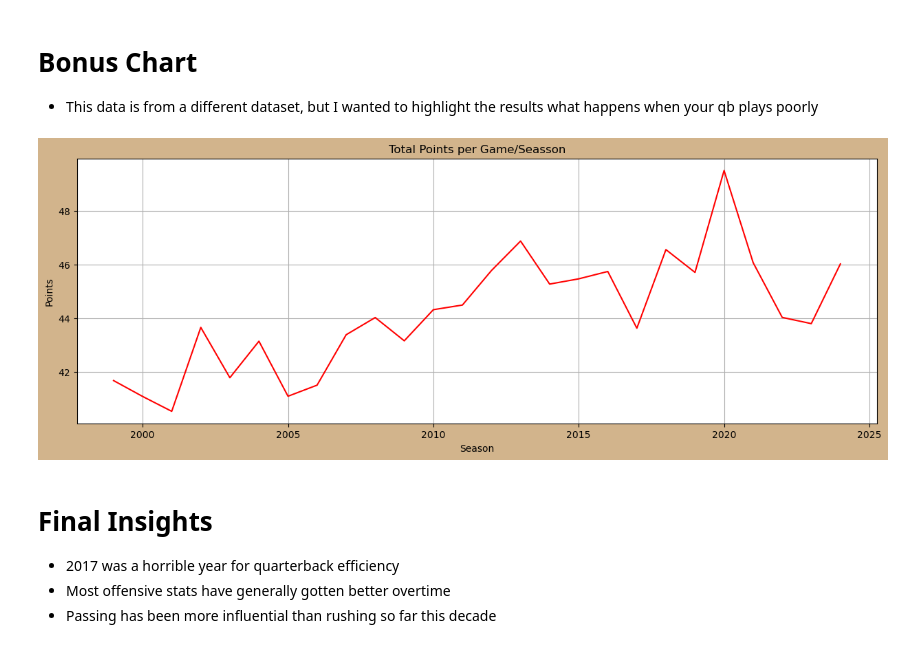
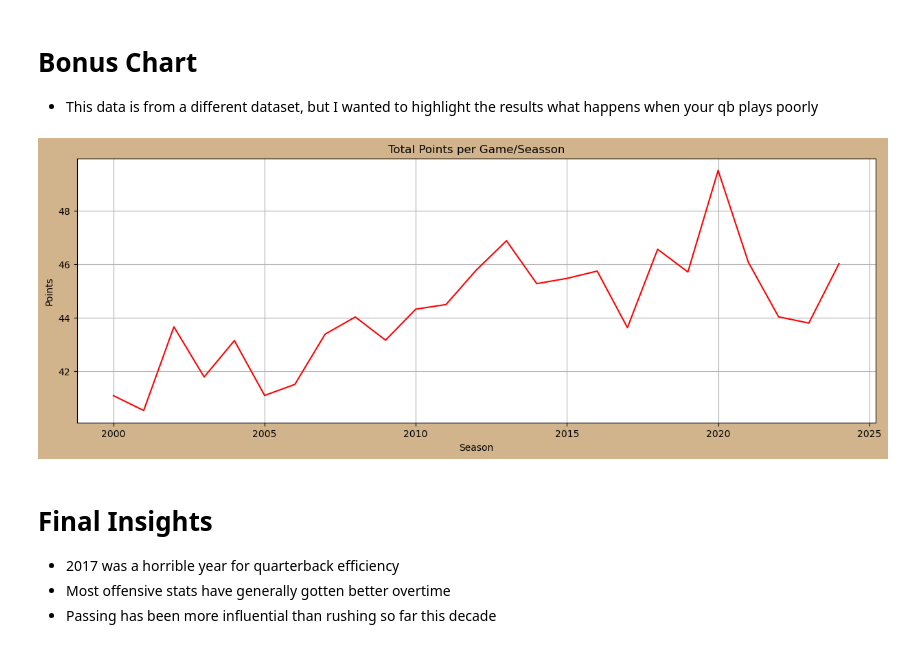
Before and after one commit to RussBone/nfl_data_exploration, a Jupyter notebook: nfl_exploration.ipynb, the cells around one changed output. Drawn from its saved outputs; the diff is of its cells as text; code cells hidden in the pictures.

```diff
--- a/nfl_exploration.ipynb
+++ b/nfl_exploration.ipynb
@@ -288,18 +288,19 @@ fig.tight_layout();
 - This data is from a different dataset, but I wanted to highlight the results what happens when your qb plays poorly
 # %%
 points = pd.read_csv('data/games.csv')
+points = points[points['season'] >= 2000]
 total = points.groupby('season')['total'].mean()
 
 fig, ax = plt.subplots(figsize=(15,5))
 
 total.plot(color='r')
 ax.set_title('Total Points per Game/Seasson')
 ax.set_ylabel('Points', color='black')
 ax.set_xlabel('Season', color='black')
 ax.grid()
 fig.set_facecolor('tan');
 # %% [output]
-[figure, old version]
+[figure, new version]
 # %% [markdown]
 # Final Insights
 - 2017 was a horrible year for quarterback efficiency
```
Also changed, not shown: parts of 2 cells of this notebook.
